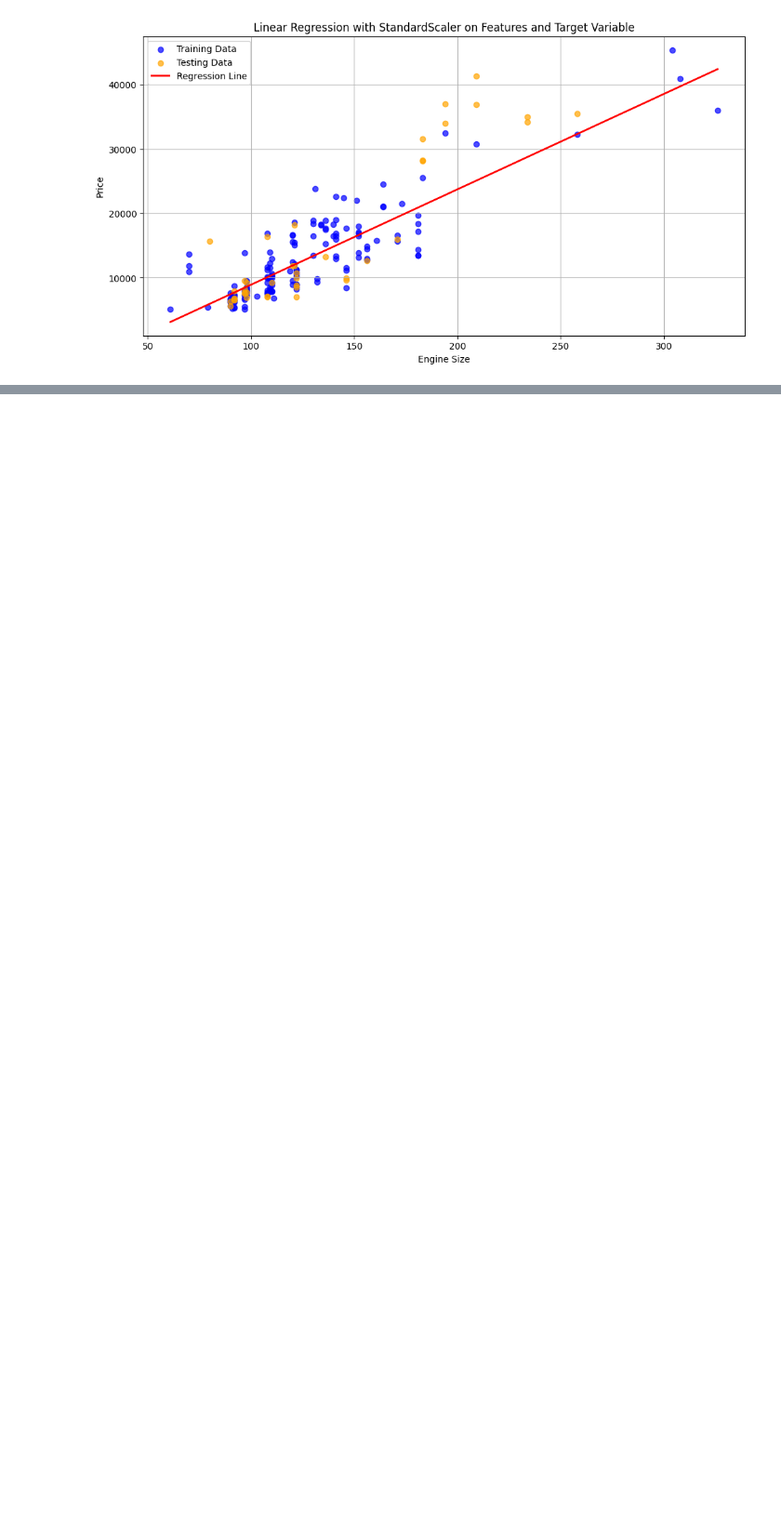
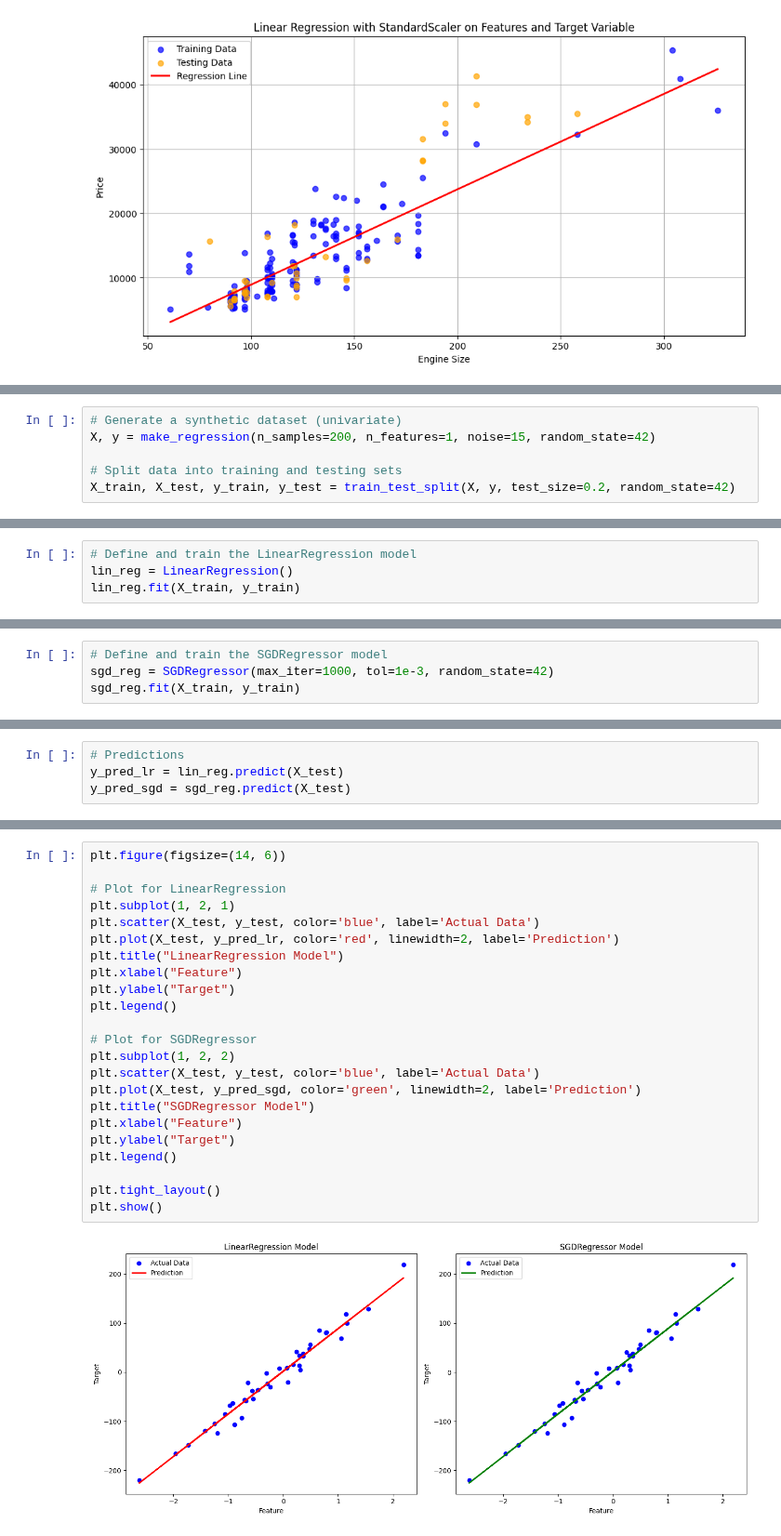
Before and after one commit to Ebimsv/Machine_Learning_Course, a Jupyter notebook: 03_Supervised_Learning/06. univariate_linear_regression.ipynb, the cells around one changed output, grey strips where cells are left out. Shown at 93% size. Drawn from its saved outputs; the diff is of its cells as text; blank space fills up the shorter version.

Commit message:
Feat: Add third example for univariate linear regression

```diff
--- a/03_Supervised_Learning/06. univariate_linear_regression.ipynb
+++ b/03_Supervised_Learning/06. univariate_linear_regression.ipynb
@@ -465,0 +505,6 @@ plt.show()
+# %%
+# Generate a synthetic dataset (univariate)
+X, y = make_regression(n_samples=200, n_features=1, noise=15, random_state=42)
+
+# Split data into training and testing sets
+X_train, X_test, y_train, y_test = train_test_split(X, y, test_size=0.2, random_state=42)
@@ -465,0 +514,4 @@ plt.show()
+# %%
+# Define and train the LinearRegression model
+lin_reg = LinearRegression()
+lin_reg.fit(X_train, y_train)
@@ -465,0 +520,4 @@ plt.show()
+# %%
+# Define and train the SGDRegressor model
+sgd_reg = SGDRegressor(max_iter=1000, tol=1e-3, random_state=42)
+sgd_reg.fit(X_train, y_train)
@@ -465,0 +529,4 @@ plt.show()
+# %%
+# Predictions
+y_pred_lr = lin_reg.predict(X_test)
+y_pred_sgd = sgd_reg.predict(X_test)
@@ -465,0 +564,25 @@ plt.show()
+# %%
+plt.figure(figsize=(14, 6))
+
+# Plot for LinearRegression
+plt.subplot(1, 2, 1)
+plt.scatter(X_test, y_test, color='blue', label='Actual Data')
+plt.plot(X_test, y_pred_lr, color='red', linewidth=2, label='Prediction')
+plt.title("LinearRegression Model")
+plt.xlabel("Feature")
+plt.ylabel("Target")
+plt.legend()
+
+# Plot for SGDRegressor
+plt.subplot(1, 2, 2)
+plt.scatter(X_test, y_test, color='blue', label='Actual Data')
+plt.plot(X_test, y_pred_sgd, color='green', linewidth=2, label='Prediction')
+plt.title("SGDRegressor Model")
+plt.xlabel("Feature")
+plt.ylabel("Target")
+plt.legend()
+
+plt.tight_layout()
+plt.show()
+# %% [output]
+[figure, added]
```
Also changed, not shown: parts of 18 cells of this notebook.
